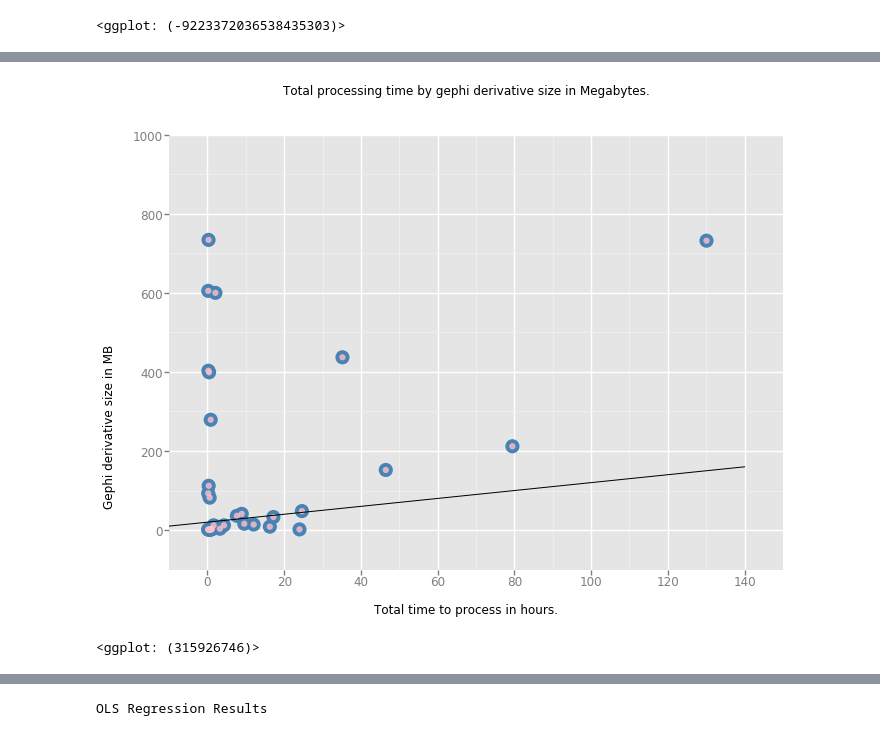
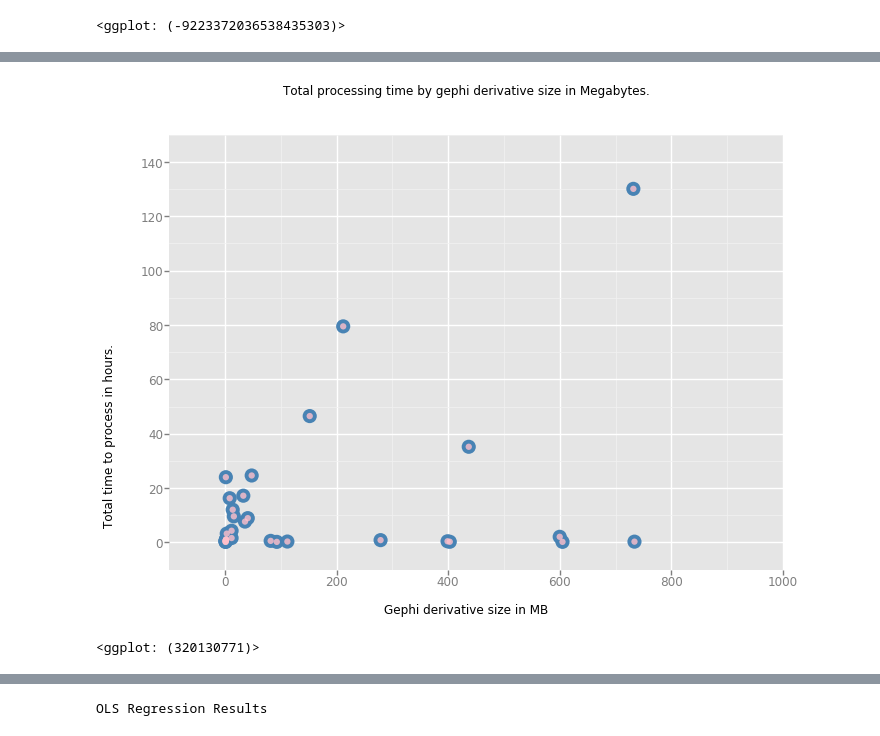
Before and after one commit to greebie/scatterdemo, a Jupyter notebook: Scatterplot Examples.ipynb, the cells around one changed output, grey strips where cells are left out. Cells and saved outputs as stored; diff of their text form; code cells hidden in the pictures.

```diff
--- a/Scatterplot Examples.ipynb
+++ b/Scatterplot Examples.ipynb
@@ -119,18 +117,17 @@ ggplot(susData, aes(TOTALTIMEHOURS, DOMAINSIZE)) +\
 # %%
 TITLE = ggtitle("Total processing time by gephi derivative size in Megabytes.")
-XLAB = xlab("Total time to process in hours.")
-YLAB = ylab("Gephi derivative size in MB")
-XLIM = xlim(-10, 150) # set limits for x-axis
-YLIM = ylim(-100, 1000) # set limits for y-axis, if desired
-ggplot(susData, aes(TOTALTIMEHOURS, GEPHISIZE)) +\
+XLAB = ylab("Total time to process in hours.")
+YLAB = xlab("Gephi derivative size in MB")
+XLIM = xlim(-100, 1000) # set limits for x-axis
+YLIM = ylim(-10, 150) # set limits for y-axis, if desired
+ggplot(susData, aes(GEPHISIZE, TOTALTIMEHOURS)) +\
     defaultBackground +\
     defaultForeground +\
     TITLE + XLAB + YLAB +\
-    XLIM + YLIM +\
-    geom_abline(intercept=20)
+    XLIM + YLIM
 # %% [output]
-[figure, old version]
+[figure, new version]
-<ggplot: (315926746)>
+<ggplot: (320130771)>
 # %%
 susData
 # %% [output]
```
Also changed, not shown: parts of 5 cells of this notebook.
